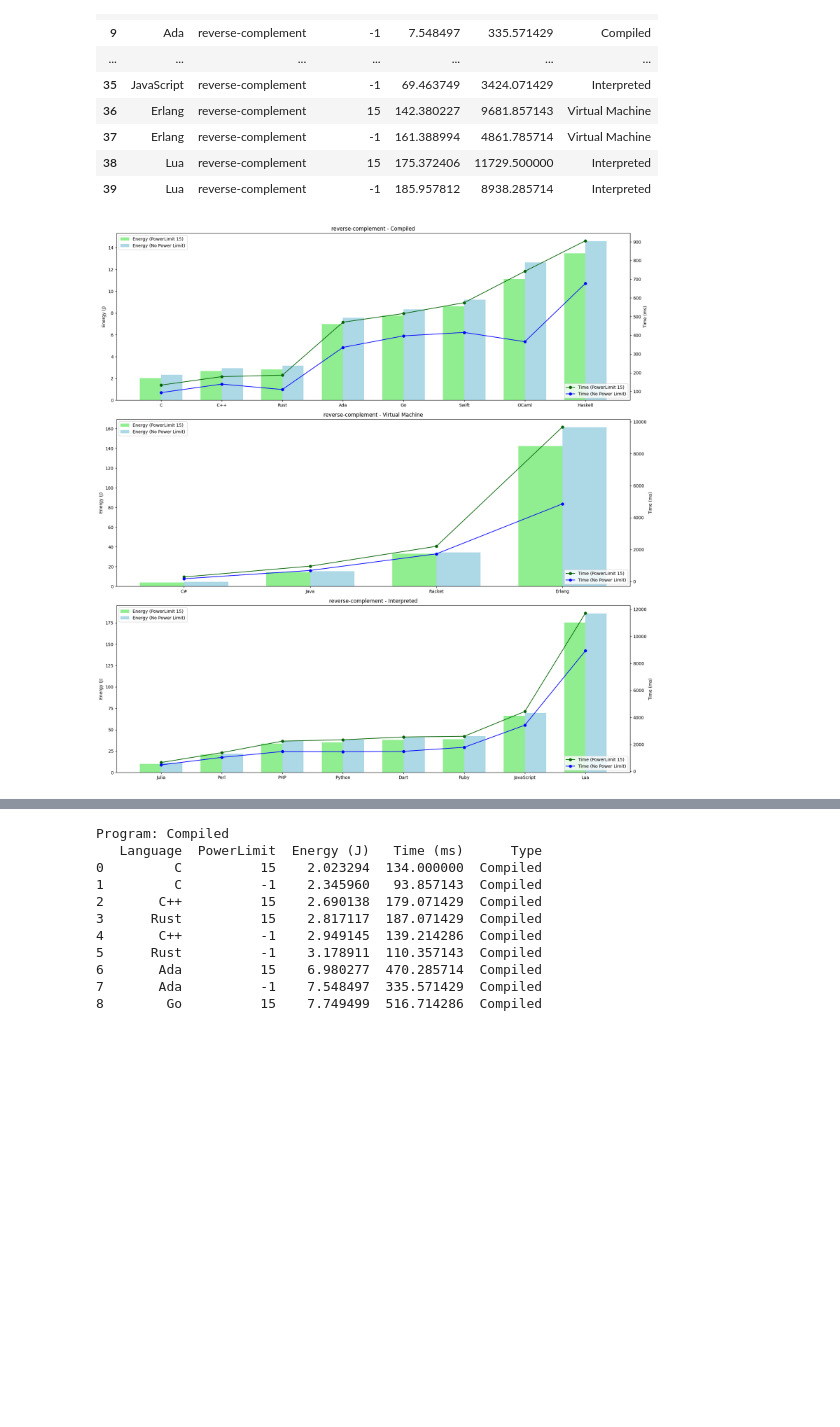
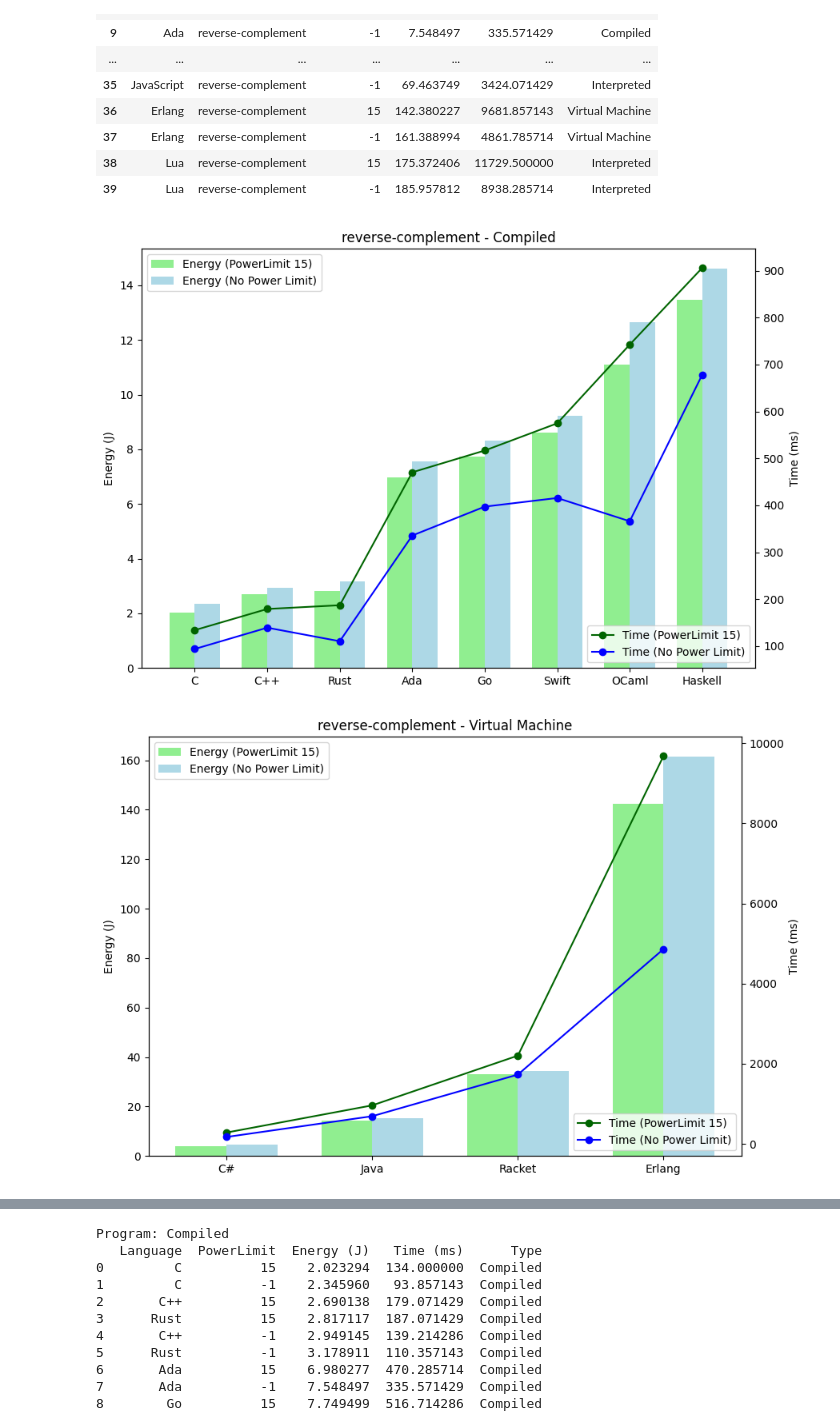
Before and after one commit to LuisMPSilva01/Energy-Languages-PowerCap, a Jupyter notebook: NoteBooks/statistics.ipynb, the cells around one changed output, grey strips where cells are left out. Saved outputs shown, nothing was run; the diff lists cells and outputs as text; code cells hidden in the pictures; blank space fills up the shorter version.

```diff
--- a/NoteBooks/statistics.ipynb
+++ b/NoteBooks/statistics.ipynb
@@ -420,41 +420,40 @@ binaryTrees.head(40)
 compiled_15_data = binaryTrees[(binaryTrees['Type'] == 'Compiled') & (binaryTrees['PowerLimit'] == 15)]
 compiled_minus_1_data = binaryTrees[(binaryTrees['Type'] == 'Compiled') & (binaryTrees['PowerLimit'] == -1)]
 
 vm_15_data = binaryTrees[(binaryTrees['Type'] == 'Virtual Machine') & (binaryTrees['PowerLimit'] == 15)]
 vm_minus_1_data = binaryTrees[(binaryTrees['Type'] == 'Virtual Machine') & (binaryTrees['PowerLimit'] == -1)]
 
 interpreted_15_data = binaryTrees[(binaryTrees['Type'] == 'Interpreted') & (binaryTrees['PowerLimit'] == 15)]
 interpreted_minus_1_data = binaryTrees[(binaryTrees['Type'] == 'Interpreted') & (binaryTrees['PowerLimit'] == -1)]
 
 # Function to plot data
-def plot_data(ax, energy_15, time_15, energy_minus_1, time_minus_1, label):
+def plot_data(energy_15, time_15, energy_minus_1, time_minus_1, label):
+    fig, ax = plt.subplots(figsize=(9, 6))
     x = np.arange(len(energy_15))
     width = 0.35
 
     ax.bar(x - width/2, energy_15['Energy (J)'], width, color='lightgreen', label='Energy (PowerLimit 15)')
     ax.bar(x + width/2, energy_minus_1['Energy (J)'], width, color='lightblue', label='Energy (No Power Limit)')
 
     ax2 = ax.twinx()
     ax2.plot(x, energy_15['Time (ms)'], color='darkgreen', marker='o', label='Time (PowerLimit 15)')
     ax2.plot(x, time_minus_1['Time (ms)'], color='blue', marker='o', label='Time (No Power Limit)')
 
     ax.set_xticks(x)
     ax.set_xticklabels(energy_15['Language'])
     ax.set_ylabel('Energy (J)')
     ax2.set_ylabel('Time (ms)')
     ax.set_title(label)
     ax.legend(loc='upper left')
     ax2.legend(loc='lower right')  # Adjusting legend position
 
+    plt.tight_layout()
+    plt.show()
 
-# Plotting
-fig, axs = plt.subplots(3, 1, figsize=(18, 18))
-
-plot_data(axs[0], compiled_15_data, compiled_15_data, compiled_minus_1_data, compiled_minus_1_data, f'{problem} - Compiled')
-plot_data(axs[1], vm_15_data, vm_15_data, vm_minus_1_data, vm_minus_1_data, f'{problem} - Virtual Machine')
-plot_data(axs[2], interpreted_15_data, interpreted_15_data, interpreted_minus_1_data, interpreted_minus_1_data, f'{problem} - Interpreted')
-
-plt.tight_layout()
-plt.show()
+# Plotting and displaying images
+plot_data(compiled_15_data, compiled_15_data, compiled_minus_1_data, compiled_minus_1_data, f'{problem} - Compiled')
+plot_data(vm_15_data, vm_15_data, vm_minus_1_data, vm_minus_1_data, f'{problem} - Virtual Machine')
+plot_data(interpreted_15_data, interpreted_15_data, interpreted_minus_1_data, interpreted_minus_1_data, f'{problem} - Interpreted')
 # %% [output]
-[figure, old version]
+[figure, new version]
+[figure, added]
```
Also changed, not shown: parts of 1 cell of this notebook.
